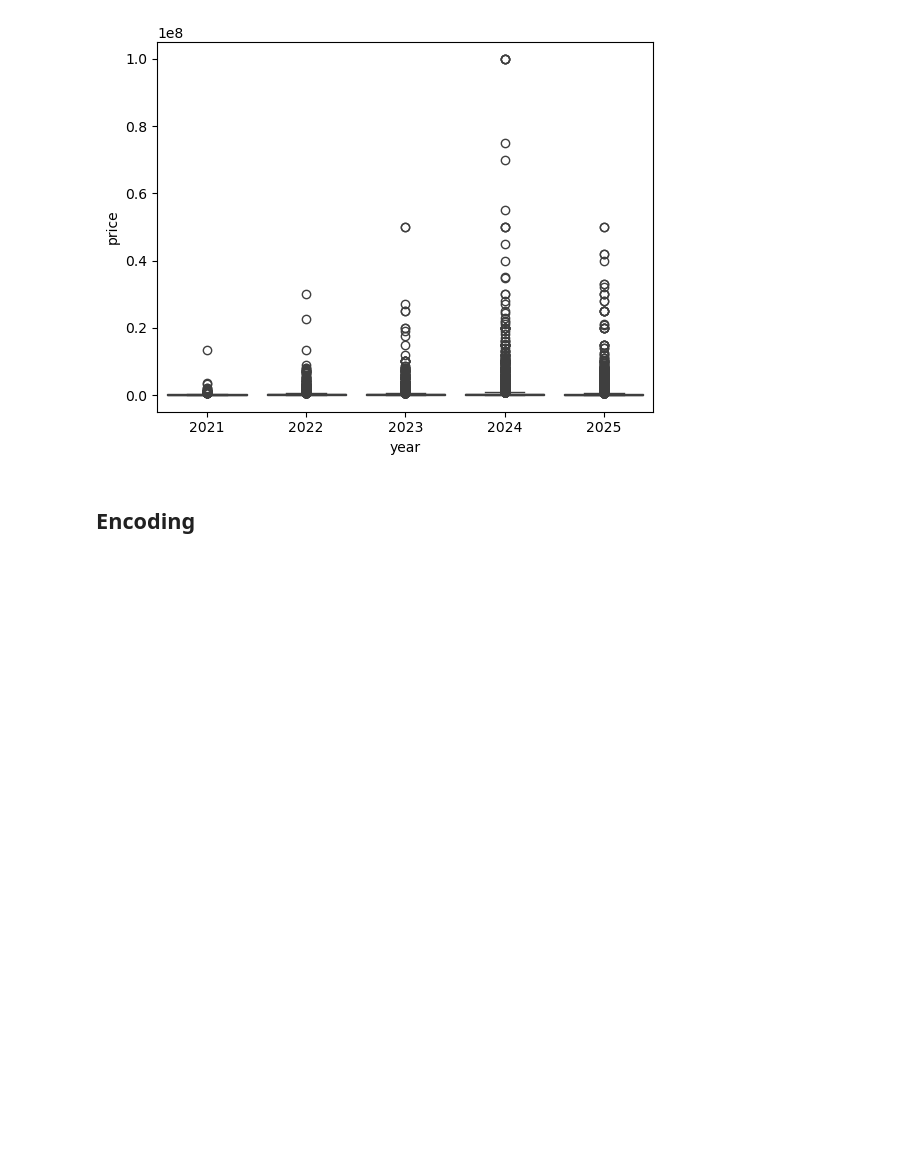
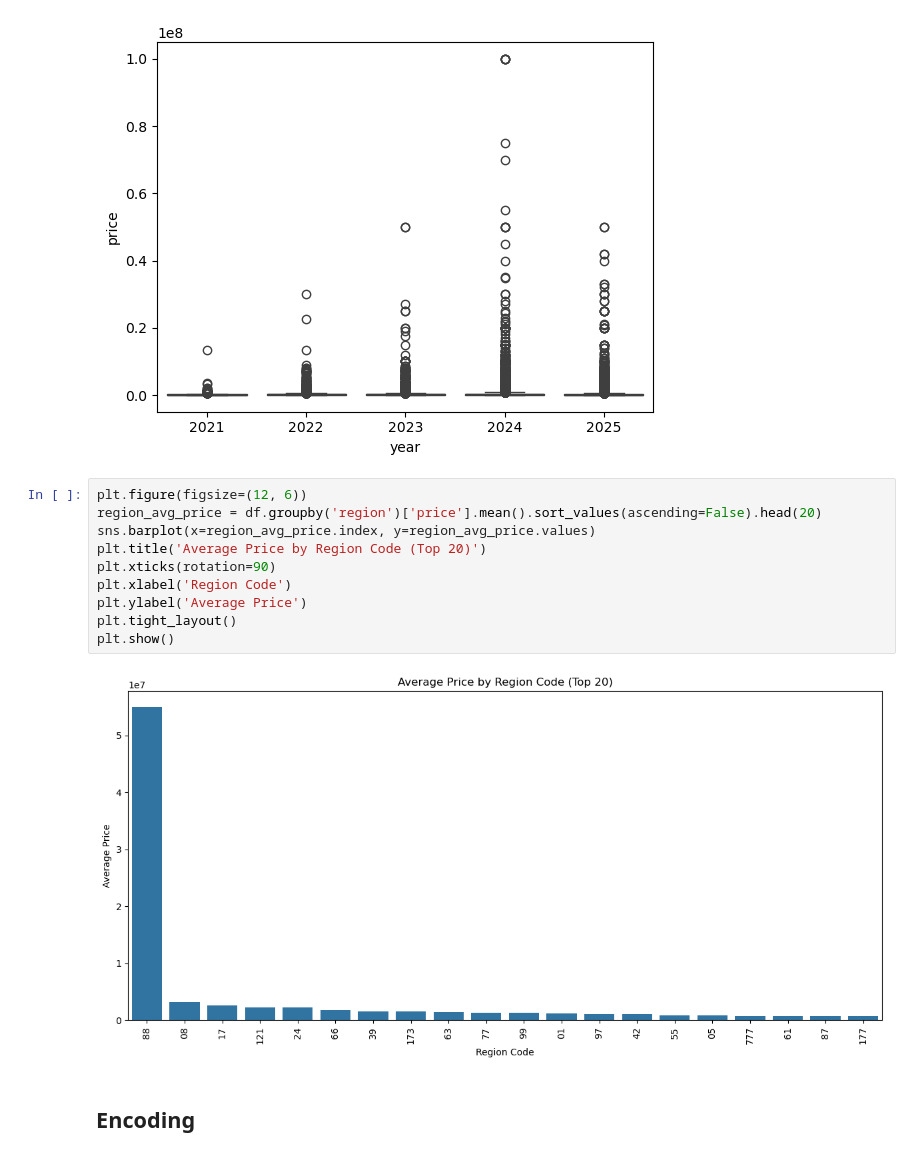
Before and after one commit to woxane/Russian-Car-Plates-Prices-Prediction, a Jupyter notebook: russian-car-plate.ipynb, the cells around one changed output. Cells and saved outputs as stored; diff of their text form; blank space fills up the shorter version.

Commit message:
feat(russian-car-plate): add plot for mean price based on region

```diff
--- a/russian-car-plate.ipynb
+++ b/russian-car-plate.ipynb
@@ -360,6 +353,18 @@ sns.boxplot(
 # %% [output]
 <Axes: xlabel='year', ylabel='price'>
 [figure]
+# %%
+plt.figure(figsize=(12, 6))
+region_avg_price = df.groupby('region')['price'].mean().sort_values(ascending=False).head(20)
+sns.barplot(x=region_avg_price.index, y=region_avg_price.values)
+plt.title('Average Price by Region Code (Top 20)')
+plt.xticks(rotation=90)
+plt.xlabel('Region Code')
+plt.ylabel('Average Price')
+plt.tight_layout()
+plt.show()
+# %% [output]
+[figure, added]
 # %% [markdown]
 ## Encoding
 # %%
```
Also changed, not shown: parts of 1 cell of this notebook.
